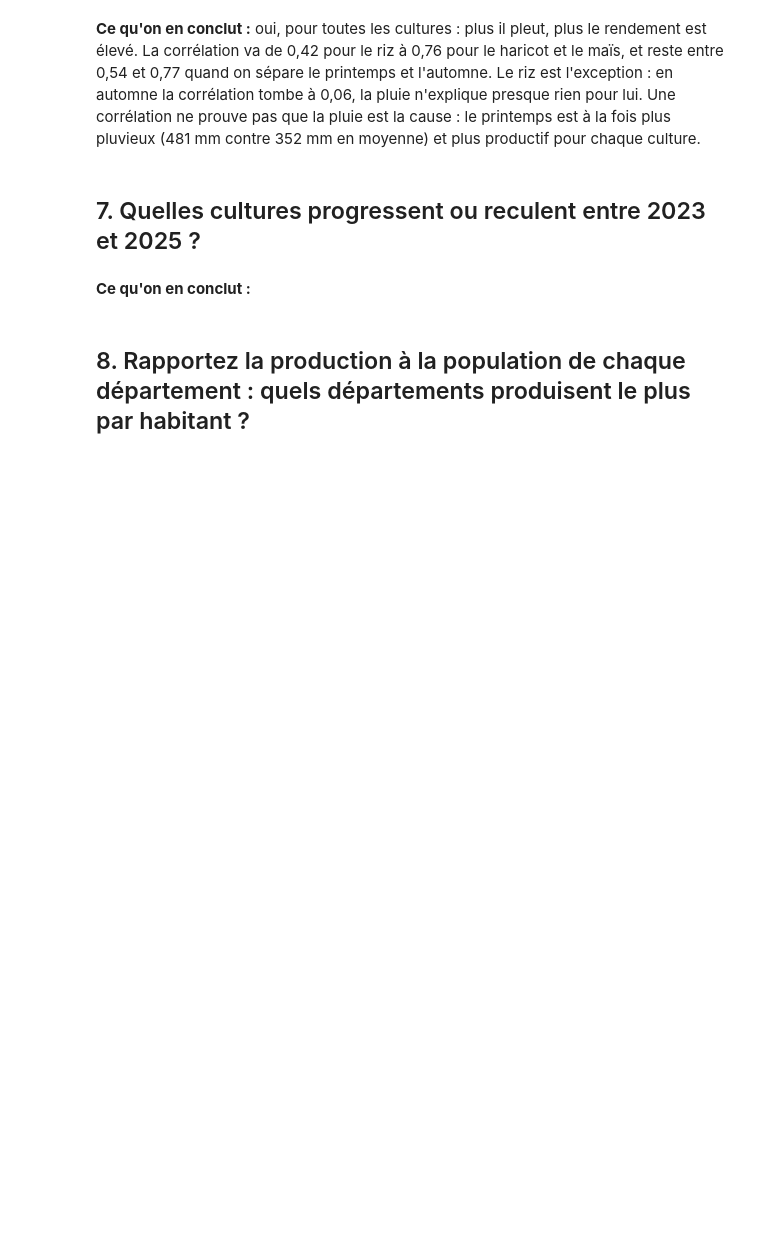
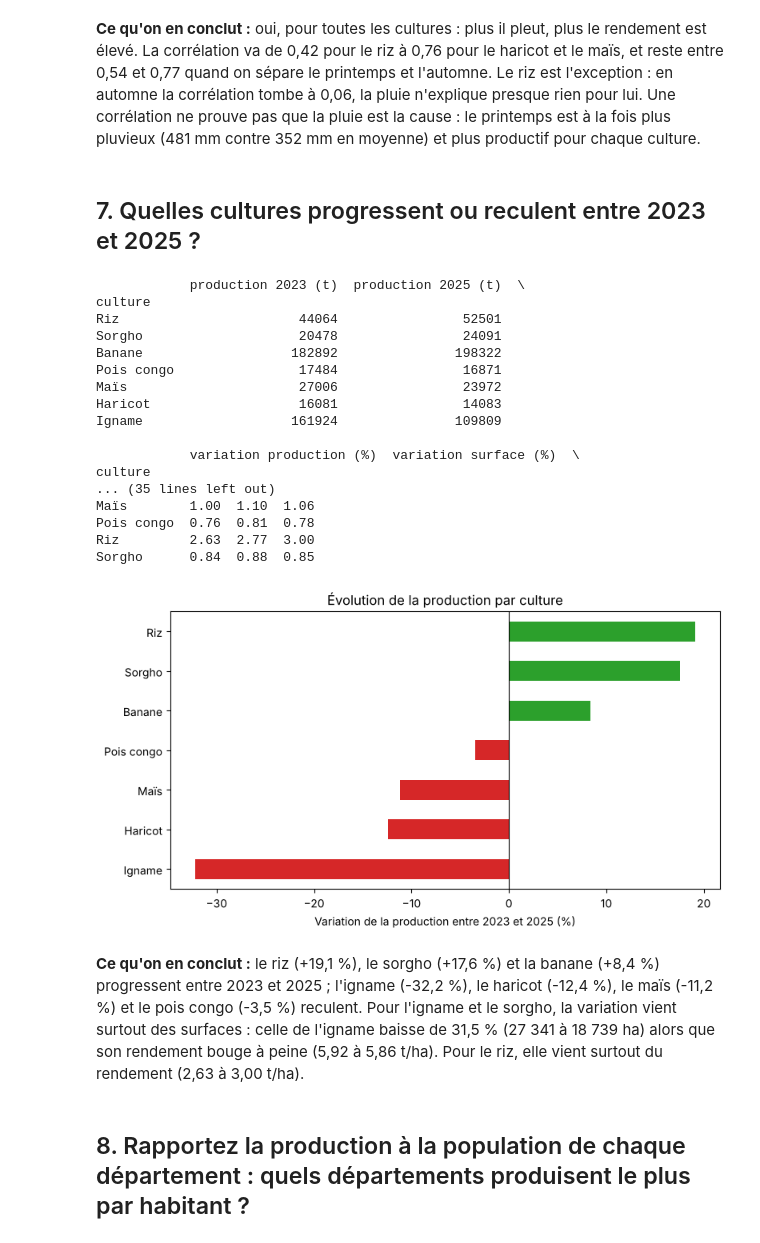
Before and after one commit to antoniodjeanpierre-hash/projet-data-recoltes, a Jupyter notebook: exploration.ipynb, the cells around one changed output. Drawn from its saved outputs; the diff is of its cells as text; code cells hidden in the pictures; blank space fills up the shorter version.

```diff
--- a/exploration.ipynb
+++ b/exploration.ipynb
@@ -393,7 +393,55 @@ Sorgho         0.79       0.91
 **Ce qu'on en conclut :** oui, pour toutes les cultures : plus il pleut, plus le rendement est élevé. La corrélation va de 0,42 pour le riz à 0,76 pour le haricot et le maïs, et reste entre 0,54 et 0,77 quand on sépare le printemps et l'automne. Le riz est l'exception : en automne la corrélation tombe à 0,06, la pluie n'explique presque rien pour lui. Une corrélation ne prouve pas que la pluie est la cause : le printemps est à la fois plus pluvieux (481 mm contre 352 mm en moyenne) et plus productif pour chaque culture.
 # %% [markdown]
 ## 7. Quelles cultures progressent ou reculent entre 2023 et 2025 ?
+# %%
+production = recoltes.pivot_table(index="culture", columns="annee", values="production_t", aggfunc="sum")
+surfaces = recoltes.pivot_table(index="culture", columns="annee", values="surface_ha", aggfunc="sum")
+rendement_annuel = production / surfaces
+
+evolution = pd.DataFrame({
+    "production 2023 (t)": production[2023],
+    "production 2025 (t)": production[2025],
+    "variation production (%)": ((production[2025] / production[2023] - 1) * 100).round(1),
+    "variation surface (%)": ((surfaces[2025] / surfaces[2023] - 1) * 100).round(1),
+    "variation rendement (%)": ((rendement_annuel[2025] / rendement_annuel[2023] - 1) * 100).round(1),
+}).sort_values("variation production (%)", ascending=False)
+print(evolution)
+print()
+print("Surfaces cultivées (ha) :")
+print(surfaces)
+print()
+print("Rendement (t/ha) par année :")
+print(rendement_annuel.round(2))
+
+variation = evolution["variation production (%)"].sort_values()
+fig, ax = plt.subplots(figsize=(8, 4.5))
+variation.plot.barh(ax=ax, color=["tab:red" if v < 0 else "tab:green" for v in variation])
+ax.axvline(0, color="black", linewidth=0.8)
+ax.set_xlabel("Variation de la production entre 2023 et 2025 (%)")
+ax.set_ylabel("")
+ax.set_title("Évolution de la production par culture")
+fig.tight_layout()
+plt.show()
+# %% [output]
+            production 2023 (t)  production 2025 (t)  \
+culture
+Riz                       44064                52501
+Sorgho                    20478                24091
+Banane                   182892               198322
+Pois congo                17484                16871
+Maïs                      27006                23972
+Haricot                   16081                14083
+Igname                   161924               109809
+
+            variation production (%)  variation surface (%)  \
+culture
+... (35 lines left out)
+Maïs        1.00  1.10  1.06
+Pois congo  0.76  0.81  0.78
+Riz         2.63  2.77  3.00
+Sorgho      0.84  0.88  0.85
+[figure, added]
 # %% [markdown]
-**Ce qu'on en conclut :**
+**Ce qu'on en conclut :** le riz (+19,1 %), le sorgho (+17,6 %) et la banane (+8,4 %) progressent entre 2023 et 2025 ; l'igname (-32,2 %), le haricot (-12,4 %), le maïs (-11,2 %) et le pois congo (-3,5 %) reculent. Pour l'igname et le sorgho, la variation vient surtout des surfaces : celle de l'igname baisse de 31,5 % (27 341 à 18 739 ha) alors que son rendement bouge à peine (5,92 à 5,86 t/ha). Pour le riz, elle vient surtout du rendement (2,63 à 3,00 t/ha).
 # %% [markdown]
 ## 8. Rapportez la production à la population de chaque département : quels départements produisent le plus par habitant ?
```
Also changed, not shown: parts of 3 cells of this notebook, 1 other file.
